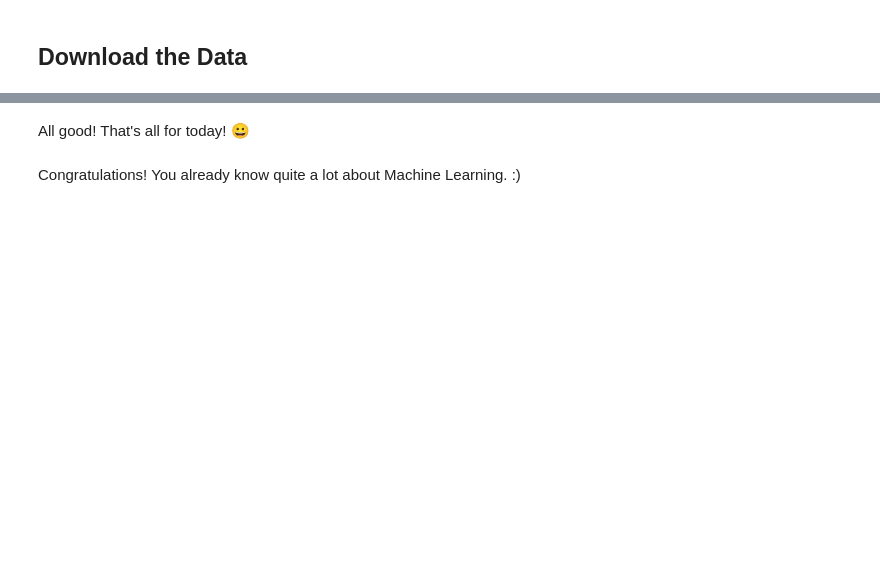
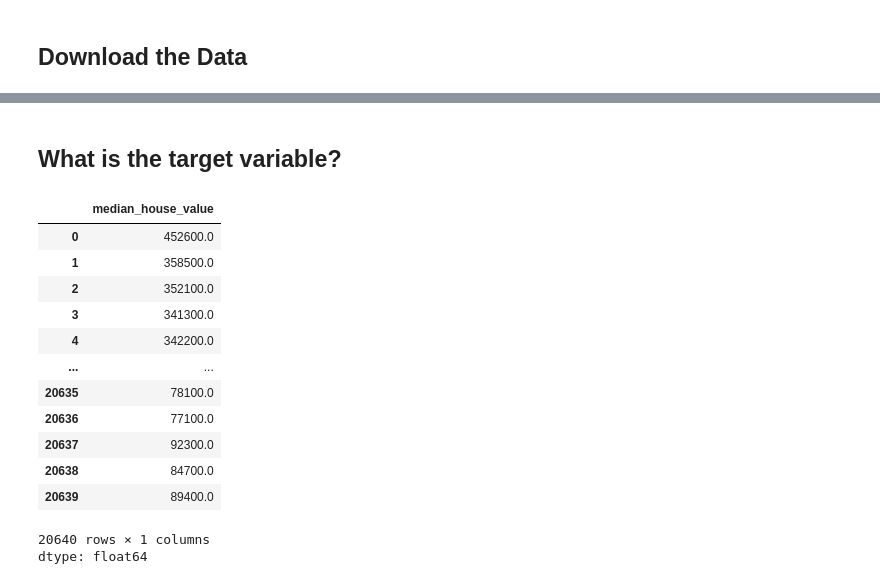
Before and after one commit to Frixon21/CPSC-483-Introduction-to-Machine-Learning, a Jupyter notebook: 02_end_to_end_machine_learning_project.ipynb, the cells around one changed output, grey strips where cells are left out. Saved outputs shown, nothing was run; the diff lists cells and outputs as text; code cells hidden in the pictures; blank space fills up the shorter version.

```diff
--- a/02_end_to_end_machine_learning_project.ipynb
+++ b/02_end_to_end_machine_learning_project.ipynb
@@ -2010,4 +6,0 @@ assert np.all(scaler.get_feature_names_out() == ["a", "b"])
-# %% [markdown]
-All good! That's all for today! 😀
-# %% [markdown]
-Congratulations! You already know quite a lot about Machine Learning. :)
@@ -2013,0 +26,19 @@ Congratulations! You already know quite a lot about Machine Learning. :)
+# %% [markdown]
+##	What is the target variable?
+# %%
+housing['median_house_value']
+# %% [output]
+|  | median_house_value |
+| 0 | 452600.0 |
+| 1 | 358500.0 |
+| 2 | 352100.0 |
+| 3 | 341300.0 |
+| 4 | 342200.0 |
+| ... | ... |
+| 20635 | 78100.0 |
+| 20636 | 77100.0 |
+| 20637 | 92300.0 |
+| 20638 | 84700.0 |
+| 20639 | 89400.0 |
+20640 rows × 1 columns
+dtype: float64
```
Also changed, not shown: parts of 287 cells of this notebook.
